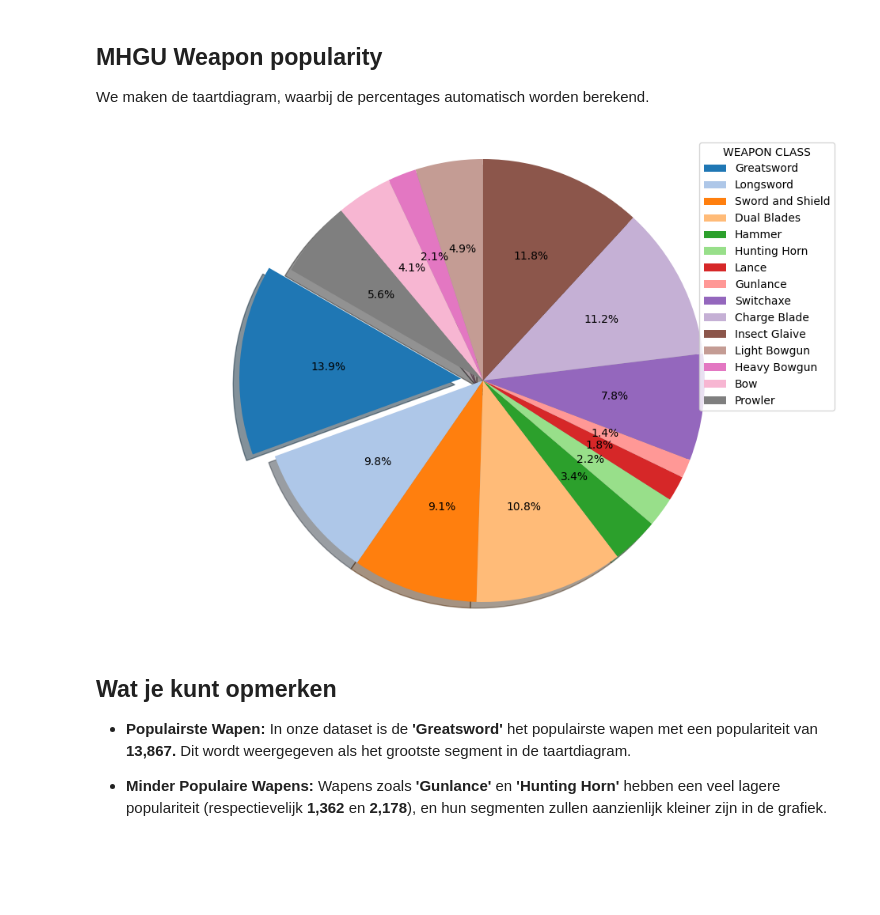
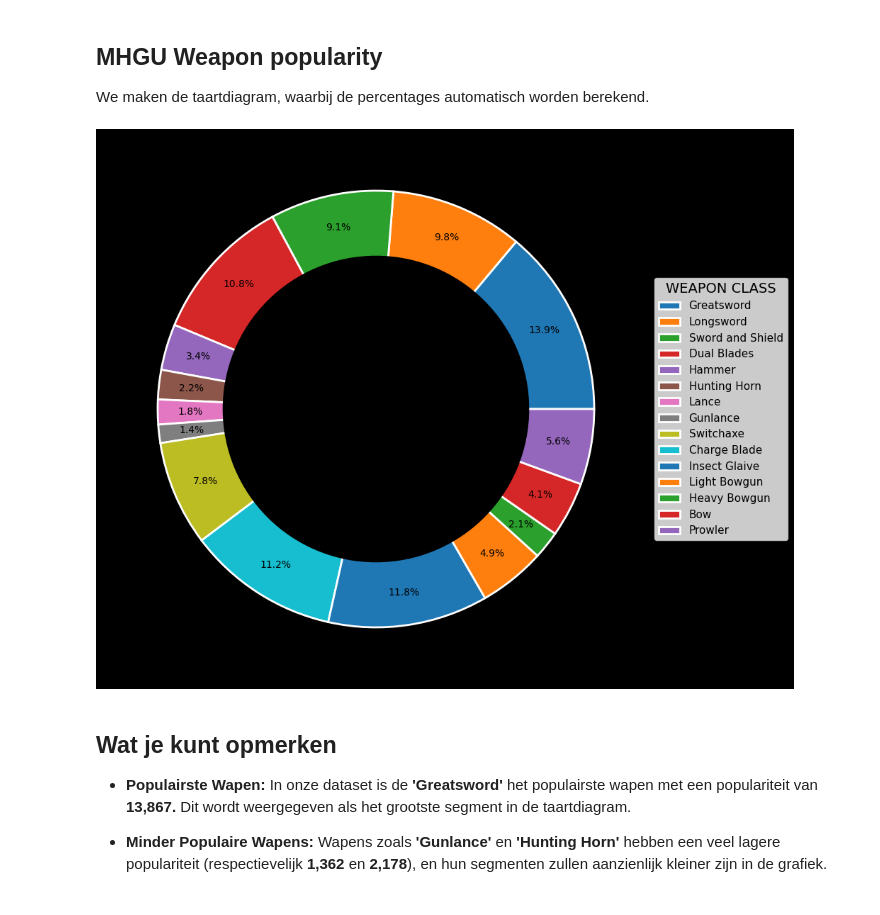
Before and after one commit to Smileanimations/MHGU-Info-Page, a Jupyter notebook: Data/Weapons.ipynb, the cells around one changed output. Cells and saved outputs as stored; diff of their text form; code cells hidden in the pictures; blank space fills up the shorter version.

```diff
--- a/Data/Weapons.ipynb
+++ b/Data/Weapons.ipynb
@@ -21,21 +22,49 @@ df.head()
 ## MHGU Weapon popularity
 We maken de taartdiagram, waarbij de percentages automatisch worden berekend.
 # %%
-# kleuren voor de taartdiagram
-colors = plt.cm.tab20.colors
+# Extract the data for the pie chart
+names = df['WEAPON_CLASS']
+size = df['WEAPON_POPULARITY']
 
-# taartdiagram
-explode = [0.1 if i == df['WEAPON_POPULARITY'].idxmax() else 0 for i in range(len(df))]
+# Maak een figuur met een zwarte achtergrond
+fig, ax = plt.subplots(figsize=(10, 8), facecolor='black')
+ax.set_facecolor('black')
 
-plt.figure(figsize=(12, 8))
-plt.pie(df['WEAPON_POPULARITY'],autopct='%1.1f%%',
-        startangle=150, colors=colors, explode=explode, shadow=True)
+# Maak de donut-plot
+wedges, texts, autotexts = ax.pie(
+    size,
+    wedgeprops={'linewidth': 2, 'edgecolor': 'white'},
+    autopct='%1.1f%%',
+    pctdistance=0.85,
+    textprops={'color': 'black'},
+)
 
-plt.axis('equal')
-plt.legend(df['WEAPON_CLASS'], title="WEAPON CLASS", loc="upper right")
+# Voeg een cirkel toe in het midden om het donut-effect te creëren
+my_circle = plt.Circle((0, 0), 0.70, color='black', fc='black')
+ax.add_artist(my_circle)
+
+# Pas de tekstkleur aan voor de labels
+for text in texts:
+    text.set_color('white')
+
+# Voeg een legenda toe
+plt.legend(
+    wedges,
+    names,
+    title="WEAPON CLASS",
+    loc="center left",
+    bbox_to_anchor=(1, 0.5),
+    facecolor='white',
+    title_fontsize='14',
+    fontsize='11',
+    labelcolor='black'
+)
+
+# Toon de plot
+plt.tight_layout()
 plt.show()
 # %% [output]
-[figure, old version]
+[figure, new version]
 # %% [markdown]
 ## Wat je kunt opmerken
 * **Populairste Wapen:** In onze dataset is de **'Greatsword'** het populairste wapen met een populariteit van **13,867.** Dit wordt weergegeven als het grootste segment in de taartdiagram.
```
Also changed, not shown: parts of 1 cell of this notebook, 3 other files.
